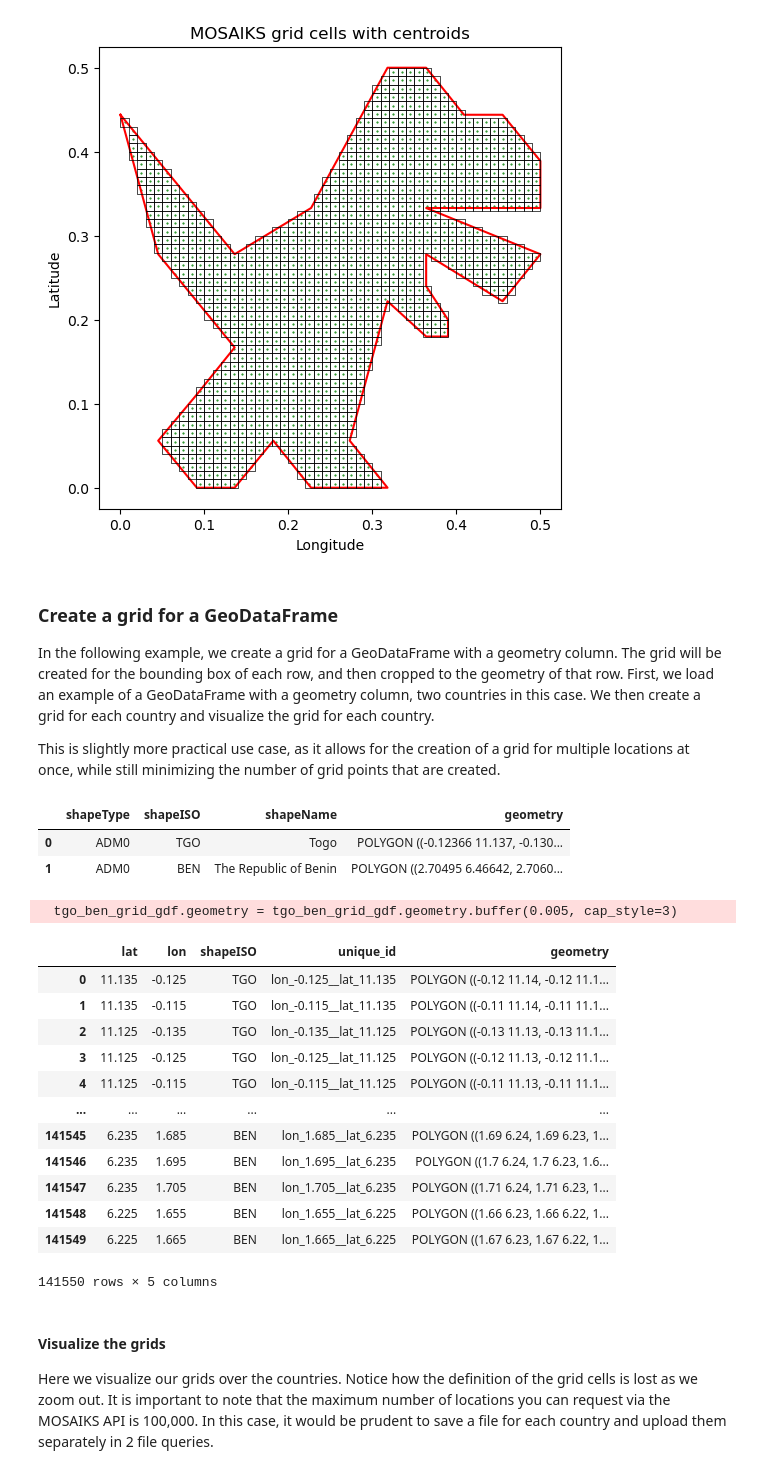
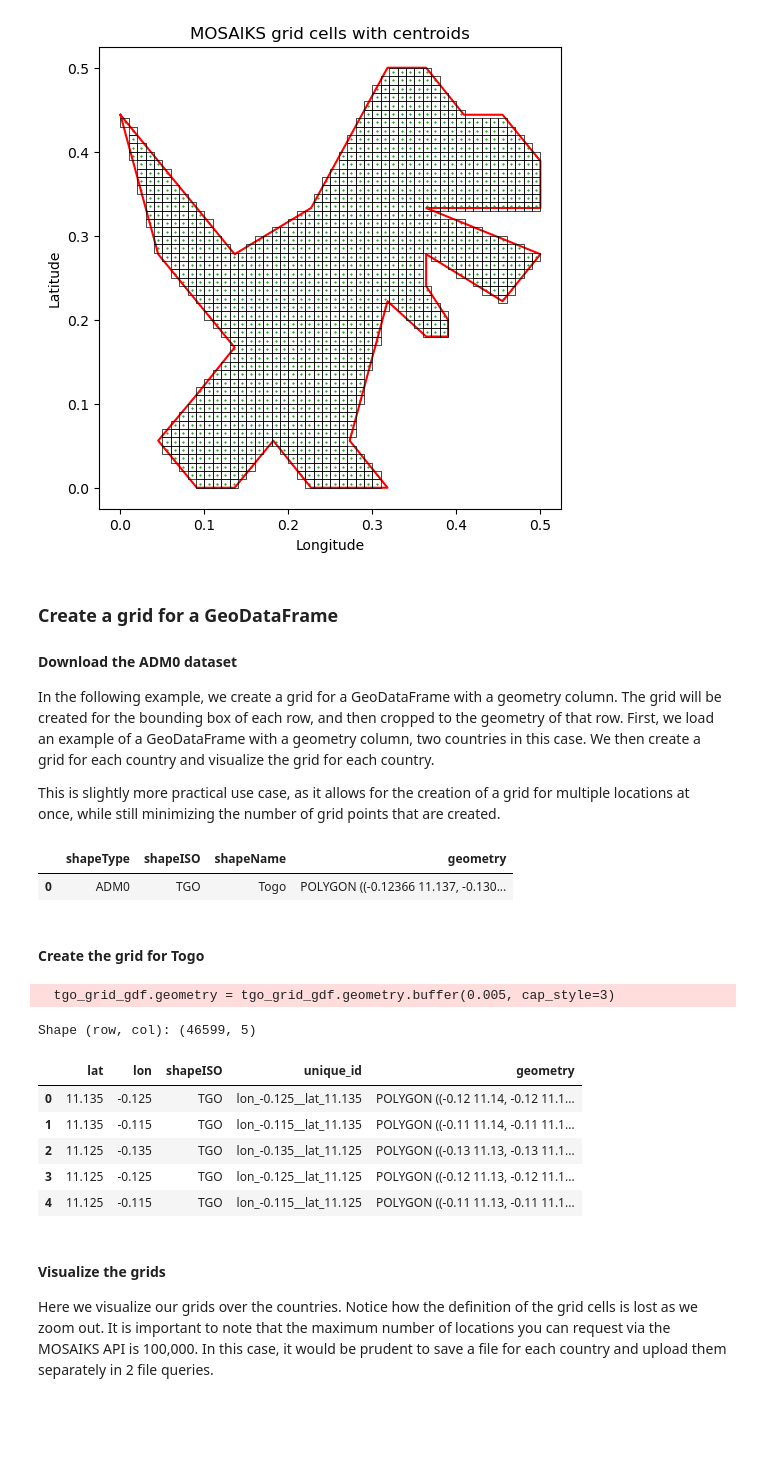
Before and after one commit to fless-lab/MOSAIKS-Training-Manual-French-Version, a Jupyter notebook: notebooks/demo/02-label-data_demo.ipynb, the cells around one changed output. Saved outputs shown, nothing was run; the diff lists cells and outputs as text; code cells hidden in the pictures; blank space fills up the shorter version.

```diff
--- a/notebooks/demo/02-label-data_demo.ipynb
+++ b/notebooks/demo/02-label-data_demo.ipynb
@@ -410,6 +410,8 @@ plt.show()
 [figure]
 # %% [markdown]
 ### Create a grid for a GeoDataFrame
+
+#### Download the ADM0 dataset
 
 In the following example, we create a grid for a GeoDataFrame with a geometry column. The grid will be created for the bounding box of each row, and then cropped to the geometry of that row. First, we load an example of a GeoDataFrame with a geometry column, two countries in this case. We then create a grid for each country and visualize the grid for each country.
 
@@ -417,48 +419,43 @@ This is slightly more practical use case, as it allows for the creation of a gri
 # %%
 base_url = "https://github.com/wmgeolab/geoBoundaries/raw/9469f09/releaseData/gbOpen"
 
-togo_shape_fp = f"{base_url}/TGO/ADM0/geoBoundaries-TGO-ADM0.geojson"
-benin_shape_fp = f"{base_url}/BEN/ADM0/geoBoundaries-BEN-ADM0.geojson"
+tgo_adm1_fp = f"{base_url}/TGO/ADM0/geoBoundaries-TGO-ADM0.geojson"
 
-togo_gdf = gpd.read_file(togo_shape_fp)
-benin_gdf = gpd.read_file(benin_shape_fp)
+tgo_gdf = gpd.read_file(tgo_adm1_fp)
 
-tgo_ben_gdf = pd.concat([togo_gdf, benin_gdf], ignore_index=True)
-tgo_ben_gdf[["shapeType", "shapeISO", "shapeName", "geometry"]]
+tgo_gdf[["shapeType", "shapeISO", "shapeName", "geometry"]]
 # %% [output]
 |  | shapeType | shapeISO | shapeName | geometry |
 | 0 | ADM0 | TGO | Togo | POLYGON ((-0.12366 11.137, -0.130... |
-| 1 | ADM0 | BEN | The Republic of Benin | POLYGON ((2.70495 6.46642, 2.7060... |
+# %% [markdown]
+#### Create the grid for Togo
 # %%
-tgo_ben_grid = create_grid(
-    tgo_ben_gdf,
+tgo_grid = create_grid(
+    tgo_gdf,
     resolution=0.01,
     geometry_col="geometry",
     id_col="shapeISO",
     return_ids=True,
 )
-tgo_ben_grid_gdf = gpd.GeoDataFrame(
-    tgo_ben_grid,
-    geometry=gpd.points_from_xy(tgo_ben_grid.lon, tgo_ben_grid.lat),
+tgo_grid_gdf = gpd.GeoDataFrame(
+    tgo_grid,
+    geometry=gpd.points_from_xy(tgo_grid.lon, tgo_grid.lat),
     crs="EPSG:4326",
 )
-tgo_ben_grid_gdf.geometry = tgo_ben_grid_gdf.geometry.buffer(0.005, cap_style=3)
-tgo_ben_grid_gdf
+tgo_grid_gdf.geometry = tgo_grid_gdf.geometry.buffer(0.005, cap_style=3)
+
+print(f"Shape (row, col): {tgo_grid_gdf.shape}")
+
+tgo_grid_gdf.head()
 # %% [output]
-  tgo_ben_grid_gdf.geometry = tgo_ben_grid_gdf.geometry.buffer(0.005, cap_style=3)
+  tgo_grid_gdf.geometry = tgo_grid_gdf.geometry.buffer(0.005, cap_style=3)
+Shape (row, col): (46599, 5)
 |  | lat | lon | shapeISO | unique_id | geometry |
 | 0 | 11.135 | -0.125 | TGO | lon_-0.125__lat_11.135 | POLYGON ((-0.12 11.14, -0.12 11.1... |
 | 1 | 11.135 | -0.115 | TGO | lon_-0.115__lat_11.135 | POLYGON ((-0.11 11.14, -0.11 11.1... |
 | 2 | 11.125 | -0.135 | TGO | lon_-0.135__lat_11.125 | POLYGON ((-0.13 11.13, -0.13 11.1... |
 | 3 | 11.125 | -0.125 | TGO | lon_-0.125__lat_11.125 | POLYGON ((-0.12 11.13, -0.12 11.1... |
 | 4 | 11.125 | -0.115 | TGO | lon_-0.115__lat_11.125 | POLYGON ((-0.11 11.13, -0.11 11.1... |
-| ... | ... | ... | ... | ... | ... |
-| 141545 | 6.235 | 1.685 | BEN | lon_1.685__lat_6.235 | POLYGON ((1.69 6.24, 1.69 6.23, 1... |
-| 141546 | 6.235 | 1.695 | BEN | lon_1.695__lat_6.235 | POLYGON ((1.7 6.24, 1.7 6.23, 1.6... |
-| 141547 | 6.235 | 1.705 | BEN | lon_1.705__lat_6.235 | POLYGON ((1.71 6.24, 1.71 6.23, 1... |
-| 141548 | 6.225 | 1.655 | BEN | lon_1.655__lat_6.225 | POLYGON ((1.66 6.23, 1.66 6.22, 1... |
-| 141549 | 6.225 | 1.665 | BEN | lon_1.665__lat_6.225 | POLYGON ((1.67 6.23, 1.67 6.22, 1... |
-141550 rows × 5 columns
 # %% [markdown]
 #### Visualize the grids
 
```
Also changed, not shown: parts of 42 cells of this notebook, 13 other files.
